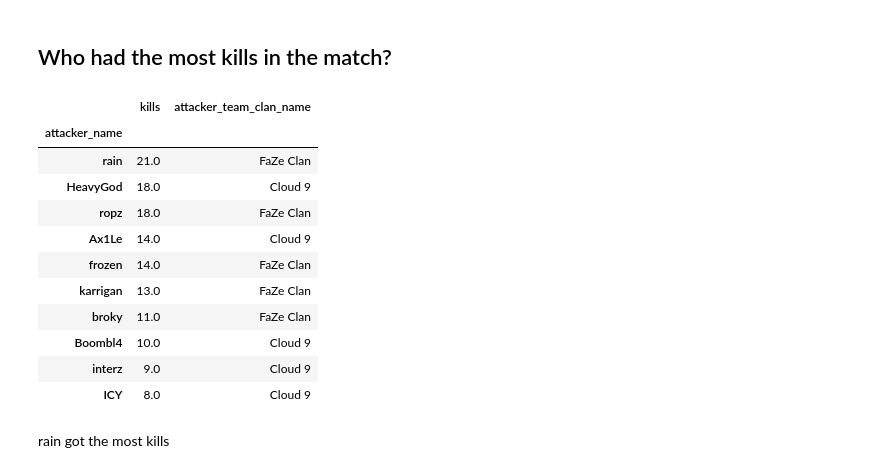
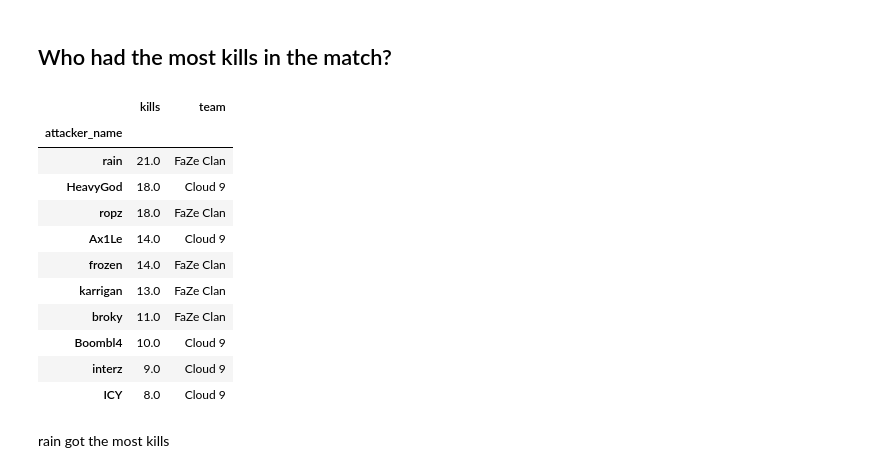
Before and after one commit to dickinsonmatt/counter-strike, a Jupyter notebook: analysis.ipynb, the cells around one changed output. Saved outputs shown, nothing was run; the diff lists cells and outputs as text; code cells hidden in the pictures.

```diff
--- a/analysis.ipynb
+++ b/analysis.ipynb
@@ -366,21 +367,23 @@ player_info = dem.kills[['round', 'attacker_name', 'attacker_team_clan_name','at
 
 # index is just player name and only column is which team they are on
 player_teams = player_info.reset_index().drop_duplicates('attacker_name').set_index('attacker_name')['attacker_team_clan_name'].sort_values()
+
+player_teams = pd.DataFrame(player_teams).rename(columns = {'attacker_team_clan_name': 'team'})
 # %% [markdown]
 ## Who had the most kills in the match?
 # %%
 kills = dem.kills.copy()
 
 # count the number of rows each player gets in each round
 # fill in missing values with 0 kills
 # pivot table to make 1 row per round player to allow for filtering based on number of kills
-kills_per_round = kills.groupby(['round', 'attacker_name'])['tick'].count().unstack().fillna(0).reset_index().melt(id_vars = "round", value_name = "kills")
+kills_per_round = kills.groupby(['round', 'attacker_name']).size().unstack().fillna(0).reset_index().melt(id_vars = "round", value_name = "kills")
 
 player_kills = kills_per_round.groupby('attacker_name')['kills'].sum().reset_index().sort_values('kills', ascending=False).set_index('attacker_name')
 
 player_kills.join(player_teams)
 # %% [output]
-|  | kills | attacker_team_clan_name |
+|  | kills | team |
 | attacker_name |  |  |
 | rain | 21.0 | FaZe Clan |
 | HeavyGod | 18.0 | Cloud 9 |
```
Also changed, not shown: parts of 52 cells of this notebook, 1 other file.
